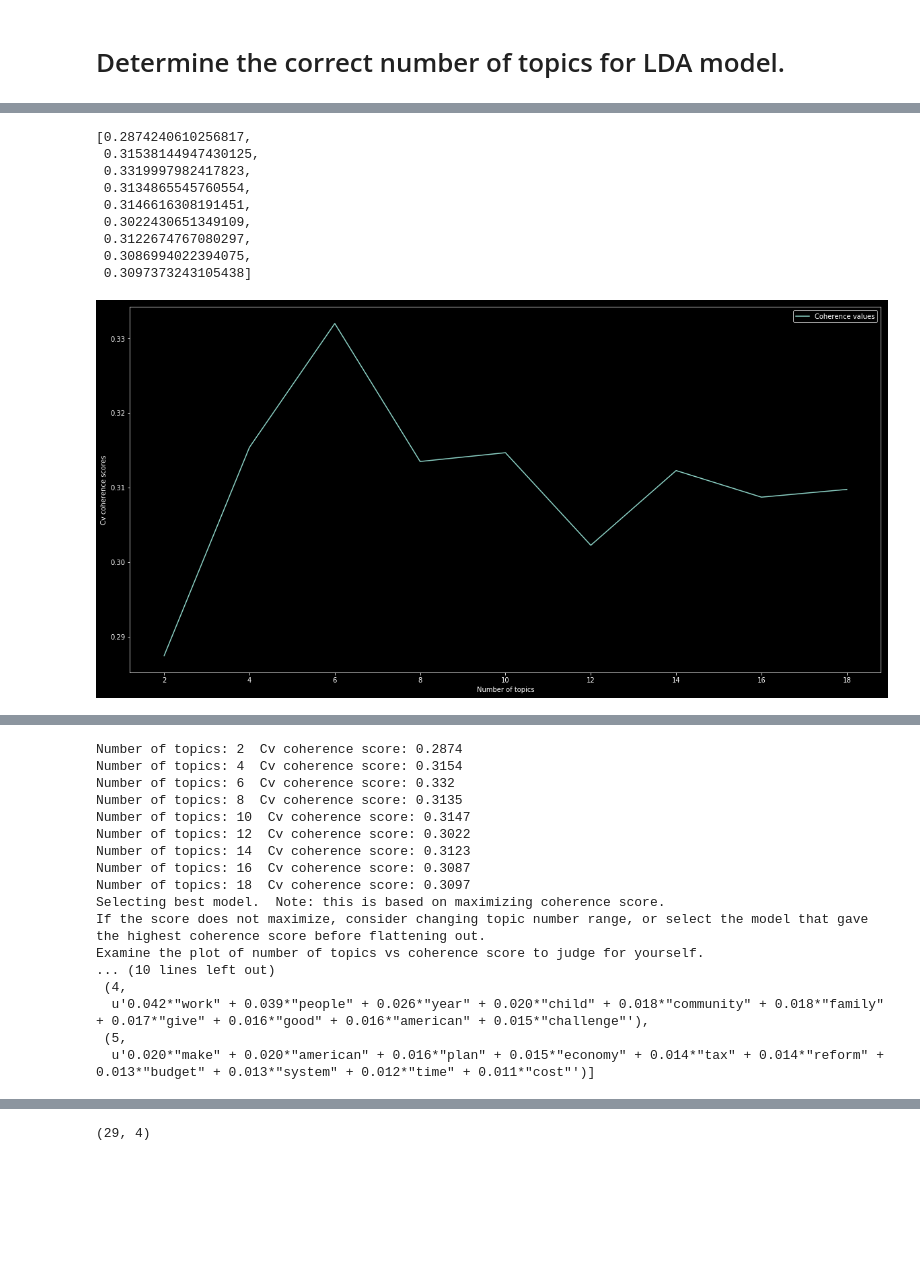
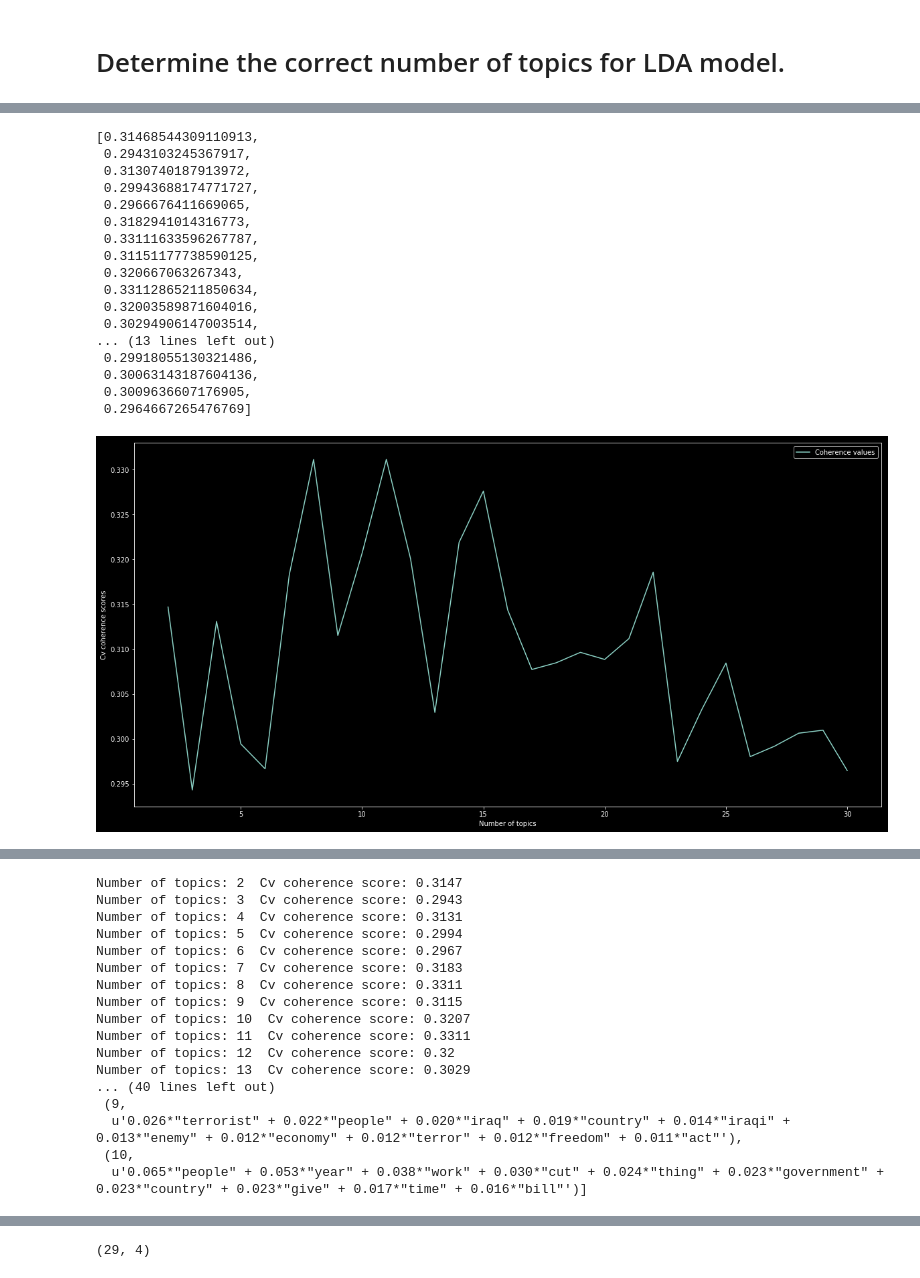
Before and after one commit to dokeeffe87/topic_time_series, a Jupyter notebook: topic_model_number_of_topics.ipynb, the cells around one changed output, grey strips where cells are left out. Drawn from its saved outputs; the diff is of its cells as text; code cells hidden in the pictures; blank space fills up the shorter version.

```diff
--- a/topic_model_number_of_topics.ipynb
+++ b/topic_model_number_of_topics.ipynb
@@ -165,8 +165,8 @@ u'ability'
 model_list, coherence_values = nlp_preprocessing.compute_coherence_values(dictionary=dictionary,
                                                                           corpus=corpus,
                                                                           texts=text_lemma,
-                                                                          limit=20,
+                                                                          limit=31,
                                                                           start=2,
-                                                                          step=2,
+                                                                          step=1,
                                                                           mallet_path=mallet_path)
 # %% [output]
@@ -190,20 +190,28 @@ model_list, coherence_values = nlp_preprocessing.compute_coherence_values(dictio
 # %%
 coherence_values
 # %% [output]
-[0.2874240610256817,
- 0.31538144947430125,
- 0.3319997982417823,
- 0.3134865545760554,
- 0.3146616308191451,
- 0.3022430651349109,
- 0.3122674767080297,
- 0.3086994022394075,
- 0.3097373243105438]
+[0.31468544309110913,
+ 0.2943103245367917,
+ 0.3130740187913972,
+ 0.29943688174771727,
+ 0.2966676411669065,
+ 0.3182941014316773,
+ 0.33111633596267787,
+ 0.31151177738590125,
+ 0.320667063267343,
+ 0.33112865211850634,
+ 0.32003589871604016,
+ 0.30294906147003514,
+... (13 lines left out)
+ 0.29918055130321486,
+ 0.30063143187604136,
+ 0.3009636607176905,
+ 0.2964667265476769]
 # %%
 best_model, optimal_topic_num, coherence_value, best_index = nlp_preprocessing.evaluate_model_coherence(model_list=model_list,
                                                                                                         coherence_values=coherence_values,
-                                                                                                        limit=20,
+                                                                                                        limit=31,
                                                                                                         start=2,
-                                                                                                        step=2)
+                                                                                                        step=1)
 # %% [output]
-[figure, old version]
+[figure, new version]
@@ -216,20 +229,20 @@ best_model, optimal_topic_num, coherence_value, best_index = nlp_preprocessing.e
-Number of topics: 2  Cv coherence score: 0.2874
-Number of topics: 4  Cv coherence score: 0.3154
-Number of topics: 6  Cv coherence score: 0.332
-Number of topics: 8  Cv coherence score: 0.3135
-Number of topics: 10  Cv coherence score: 0.3147
-Number of topics: 12  Cv coherence score: 0.3022
-Number of topics: 14  Cv coherence score: 0.3123
-Number of topics: 16  Cv coherence score: 0.3087
-Number of topics: 18  Cv coherence score: 0.3097
-Selecting best model.  Note: this is based on maximizing coherence score.
-If the score does not maximize, consider changing topic number range, or select the model that gave the highest coherence score before flattening out.
-Examine the plot of number of topics vs coherence score to judge for yourself.
-... (10 lines left out)
- (4,
-  u'0.042*"work" + 0.039*"people" + 0.026*"year" + 0.020*"child" + 0.018*"community" + 0.018*"family" + 0.017*"give" + 0.016*"good" + 0.016*"american" + 0.015*"challenge"'),
- (5,
-  u'0.020*"make" + 0.020*"american" + 0.016*"plan" + 0.015*"economy" + 0.014*"tax" + 0.014*"reform" + 0.013*"budget" + 0.013*"system" + 0.012*"time" + 0.011*"cost"')]
+Number of topics: 2  Cv coherence score: 0.3147
+Number of topics: 3  Cv coherence score: 0.2943
+Number of topics: 4  Cv coherence score: 0.3131
+Number of topics: 5  Cv coherence score: 0.2994
+Number of topics: 6  Cv coherence score: 0.2967
+Number of topics: 7  Cv coherence score: 0.3183
+Number of topics: 8  Cv coherence score: 0.3311
+Number of topics: 9  Cv coherence score: 0.3115
+Number of topics: 10  Cv coherence score: 0.3207
+Number of topics: 11  Cv coherence score: 0.3311
+Number of topics: 12  Cv coherence score: 0.32
+Number of topics: 13  Cv coherence score: 0.3029
+... (40 lines left out)
+ (9,
+  u'0.026*"terrorist" + 0.022*"people" + 0.020*"iraq" + 0.019*"country" + 0.014*"iraqi" + 0.013*"enemy" + 0.012*"economy" + 0.012*"terror" + 0.012*"freedom" + 0.011*"act"'),
+ (10,
+  u'0.065*"people" + 0.053*"year" + 0.038*"work" + 0.030*"cut" + 0.024*"thing" + 0.023*"government" + 0.023*"country" + 0.023*"give" + 0.017*"time" + 0.016*"bill"')]
 # %%
 sent_topics_df = nlp_preprocessing.format_topics_sentences(ldamodel=best_model, corpus=corpus, texts=text_lemma)
 # %% [output]
```
Also changed, not shown: parts of 40 cells of this notebook.
